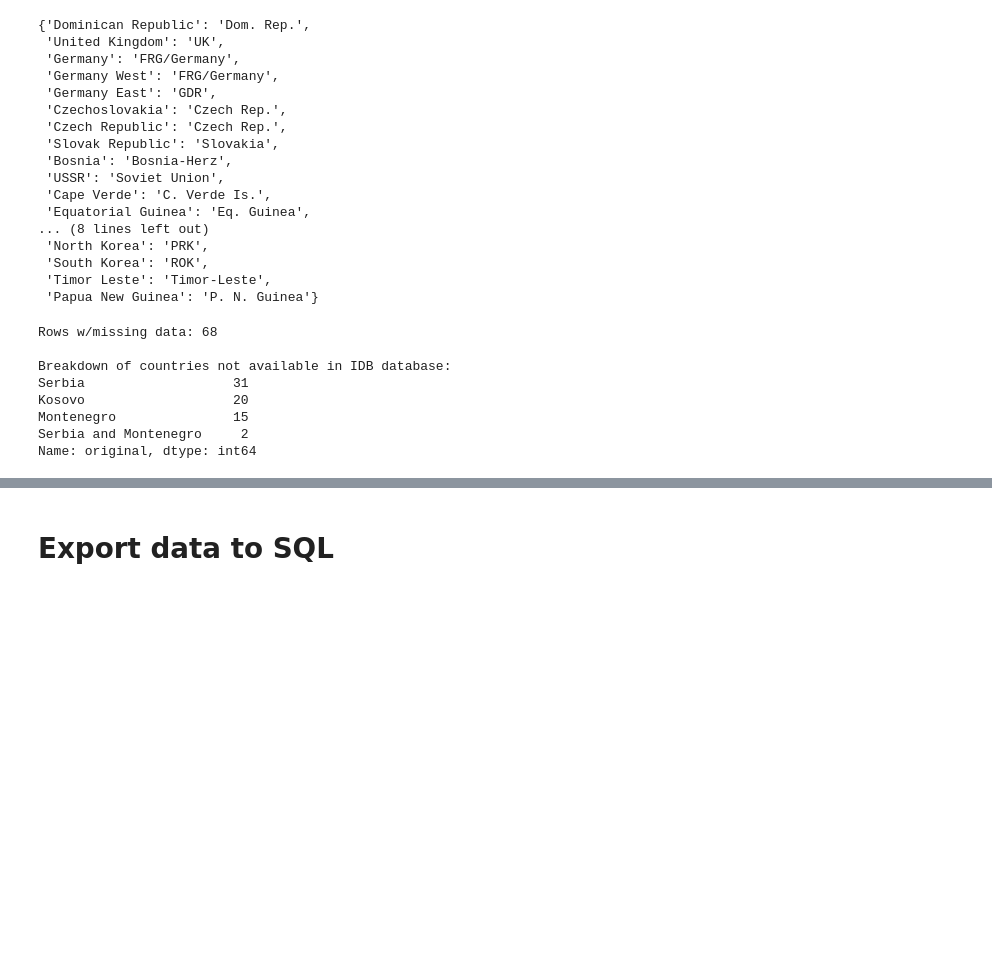
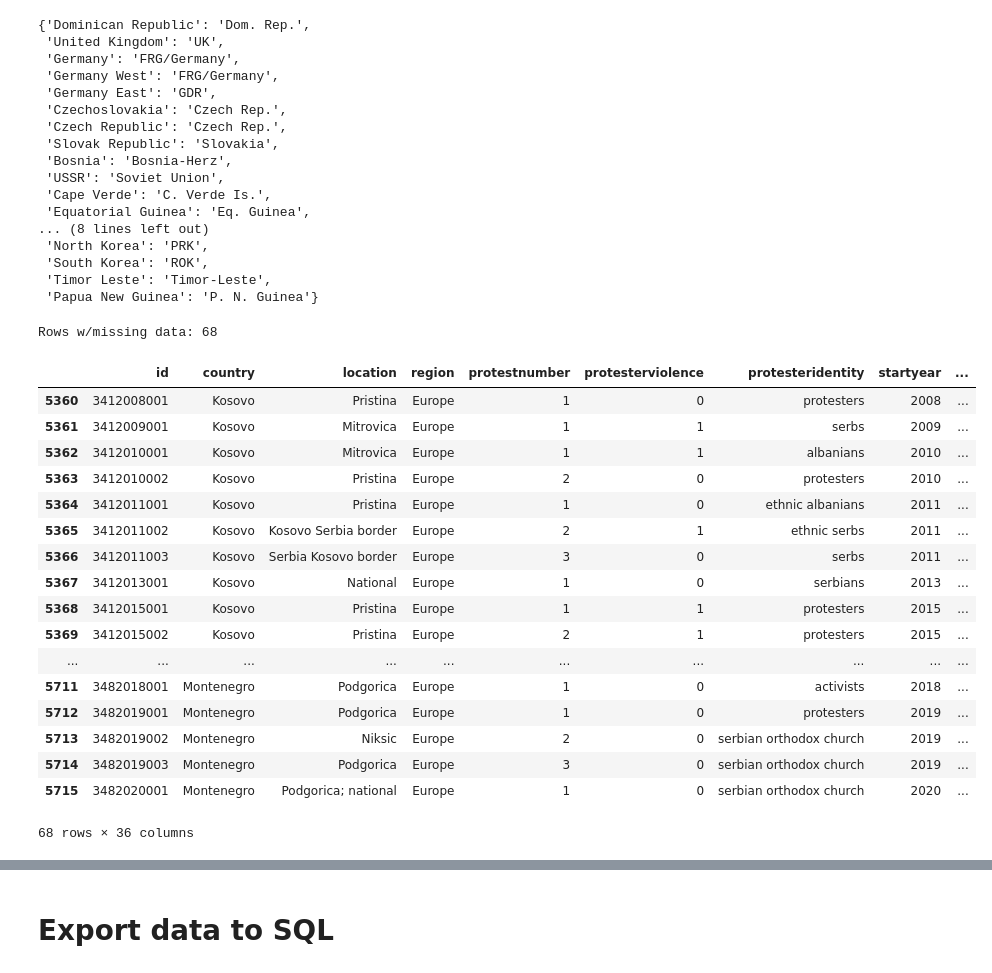
Before and after one commit to sethnlewis/Predicting-Political-Revolutions, a Jupyter notebook: notebooks/cleaning - institutions.ipynb, the cells around one changed output, grey strips where cells are left out. Drawn from its saved outputs; the diff is of its cells as text; code cells hidden in the pictures; blank space fills up the shorter version.

Commit message:
Completed process of merging the two primary datasets. Still have not addressed missing values

```diff
--- a/notebooks/cleaning - institutions.ipynb
+++ b/notebooks/cleaning - institutions.ipynb
@@ -12,7 +12,7 @@ institutions = pd.read_stata(path+'DPI2020_stata13.dta')
 ### Type correction: year
 # %%
 # Workaround necessary to avoid pandas setting a time index of "year"
-institutions.index = institutions.year.dt.year.astype('str') + ' ' + institutions.countryname
+institutions['id_idb'] = institutions.year.dt.year.astype('str') + ' ' + institutions.countryname
 # %%
 institutions
 # %% [output]
@@ -36,6 +36,3 @@ institutions
 engine = create_engine('sqlite:///../data/processed/protests.db')
 with engine.begin() as connection:
     protests = pd.read_sql('SELECT * FROM protests', connection)
-# %%
-protests['year country'] = protests.startyear.astype('str') + ' ' + protests.country
-protests
@@ -82,10 +58,0 @@ You are trying to connect the two databases on a unique identifier in the instit
-# %%
-row_by_row = []
-for i, protest in enumerate(protests['year country']):
-    if protest in institutions.index:
-        row_by_row.append(protest in institutions.index)
-    elif protests.iloc[i]['country'] in no_match.keys():
-        print(protest)
-
-protests['row by row'] = row_by_row
-protests.loc[protests['row by row']==False]
@@ -216,33 +164,39 @@ no_match
  'Timor Leste': 'Timor-Leste',
  'Papua New Guinea': 'P. N. Guinea'}
 # %%
-protest_state = protests.country
+country_idb = []
+for country in protests.country:
+    if country in institutions.countryname.unique():
+        country_idb.append(country)
+    elif country in no_match.keys():
+        country_idb.append(no_match[country])
+    else:
+        country_idb.append(np.nan)
 
-idb_country_name = []
-for country in protest_state:
-    if country in institutions.countryname.unique():
-        idb_country_name.append(country)
-    elif country in no_match.keys():
-        idb_country_name.append(no_match[country])
-    else:
-        idb_country_name.append(np.nan)
-
-idb_country_name = pd.Series(idb_country_name)
+protests['country_idb'] = country_idb
-# %%
-# Count the number of missing values:
-print('Rows w/missing data:', idb_country_name.isna().sum())
-
-# Compare Original and IDB values side by side
-country_map = pd.DataFrame([protests.country, idb_country_name], index=['original', 'IDB']).T
-
-print('\nBreakdown of countries not available in IDB database:')
-print(country_map.loc[country_map.isna().any(axis=1)].original.value_counts())
-# %% [output]
-Rows w/missing data: 68
-
-Breakdown of countries not available in IDB database:
-Serbia                   31
-Kosovo                   20
-Montenegro               15
-Serbia and Montenegro     2
-Name: original, dtype: int64
+# %%
+# Count the number of missing values:
+print('Rows w/missing data:', protests.country_idb.isna().sum())
+
+# These rows will be dropped since they don't have corresponding data in IDB for countryname
+protests.loc[protests.country.isna() | protests.country_idb.isna()]
+# %% [output]
+Rows w/missing data: 68
+|  | id | country | location | region | protestnumber | protesterviolence | protesteridentity | startyear | ... |
+| 5360 | 3412008001 | Kosovo | Pristina | Europe | 1 | 0 | protesters | 2008 | ... |
+| 5361 | 3412009001 | Kosovo | Mitrovica | Europe | 1 | 1 | serbs | 2009 | ... |
+| 5362 | 3412010001 | Kosovo | Mitrovica | Europe | 1 | 1 | albanians | 2010 | ... |
+| 5363 | 3412010002 | Kosovo | Pristina | Europe | 2 | 0 | protesters | 2010 | ... |
+| 5364 | 3412011001 | Kosovo | Pristina | Europe | 1 | 0 | ethnic albanians | 2011 | ... |
+| 5365 | 3412011002 | Kosovo | Kosovo Serbia border | Europe | 2 | 1 | ethnic serbs | 2011 | ... |
+| 5366 | 3412011003 | Kosovo | Serbia Kosovo border | Europe | 3 | 0 | serbs | 2011 | ... |
+| 5367 | 3412013001 | Kosovo | National | Europe | 1 | 0 | serbians | 2013 | ... |
+| 5368 | 3412015001 | Kosovo | Pristina | Europe | 1 | 1 | protesters | 2015 | ... |
+| 5369 | 3412015002 | Kosovo | Pristina | Europe | 2 | 1 | protesters | 2015 | ... |
+| ... | ... | ... | ... | ... | ... | ... | ... | ... | ... |
+| 5711 | 3482018001 | Montenegro | Podgorica | Europe | 1 | 0 | activists | 2018 | ... |
+| 5712 | 3482019001 | Montenegro | Podgorica | Europe | 1 | 0 | protesters | 2019 | ... |
+| 5713 | 3482019002 | Montenegro | Niksic | Europe | 2 | 0 | serbian orthodox church | 2019 | ... |
+| 5714 | 3482019003 | Montenegro | Podgorica | Europe | 3 | 0 | serbian orthodox church | 2019 | ... |
+| 5715 | 3482020001 | Montenegro | Podgorica; national | Europe | 1 | 0 | serbian orthodox church | 2020 | ... |
+68 rows × 36 columns
```
Also changed, not shown: parts of 13 cells of this notebook.
